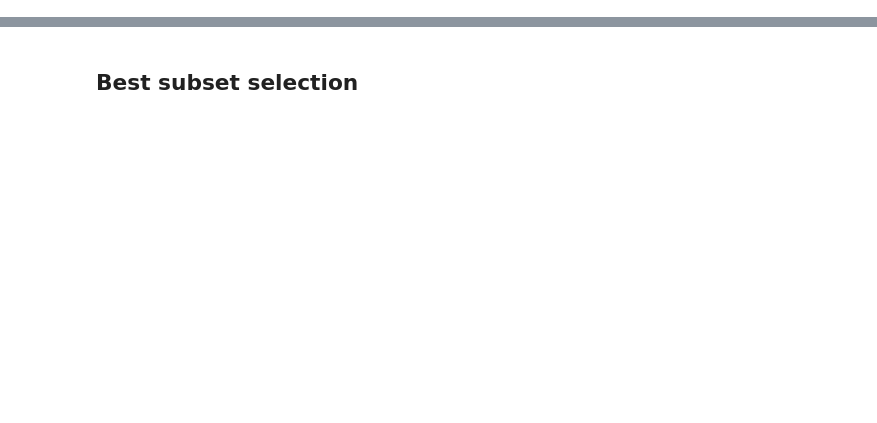
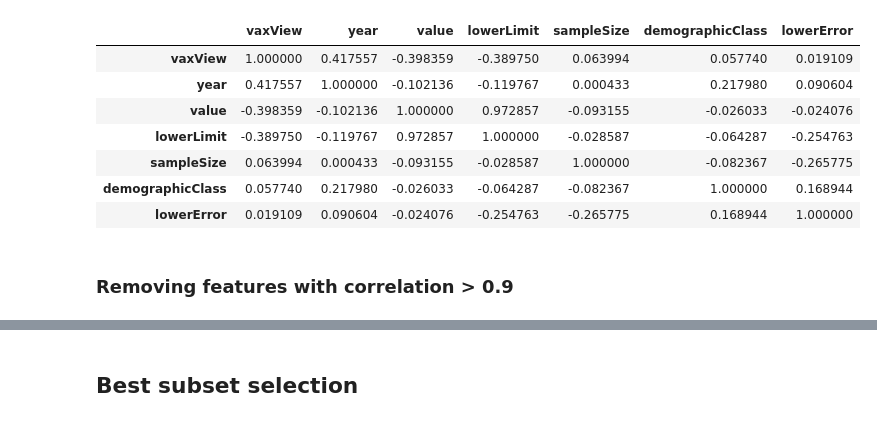
Before and after one commit to kperveen/vaccination-coverage-analysis, a Jupyter notebook: Stepwise-regression.ipynb, the cells around one changed output, grey strips where cells are left out. Cells and saved outputs as stored; diff of their text form; code cells hidden in the pictures; blank space fills up the shorter version.

```diff
--- a/Stepwise-regression.ipynb
+++ b/Stepwise-regression.ipynb
@@ -19,0 +23,15 @@ data.head()
+# %%
+corr = data.corr()
+# %%
+corr
+# %% [output]
+|  | vaxView | year | value | lowerLimit | sampleSize | demographicClass | lowerError |
+| vaxView | 1.000000 | 0.417557 | -0.398359 | -0.389750 | 0.063994 | 0.057740 | 0.019109 |
+| year | 0.417557 | 1.000000 | -0.102136 | -0.119767 | 0.000433 | 0.217980 | 0.090604 |
+| value | -0.398359 | -0.102136 | 1.000000 | 0.972857 | -0.093155 | -0.026033 | -0.024076 |
+| lowerLimit | -0.389750 | -0.119767 | 0.972857 | 1.000000 | -0.028587 | -0.064287 | -0.254763 |
+| sampleSize | 0.063994 | 0.000433 | -0.093155 | -0.028587 | 1.000000 | -0.082367 | -0.265775 |
+| demographicClass | 0.057740 | 0.217980 | -0.026033 | -0.064287 | -0.082367 | 1.000000 | 0.168944 |
+| lowerError | 0.019109 | 0.090604 | -0.024076 | -0.254763 | -0.265775 | 0.168944 | 1.000000 |
+# %% [markdown]
+### Removing features with correlation > 0.9
```
Also changed, not shown: parts of 33 cells of this notebook.
